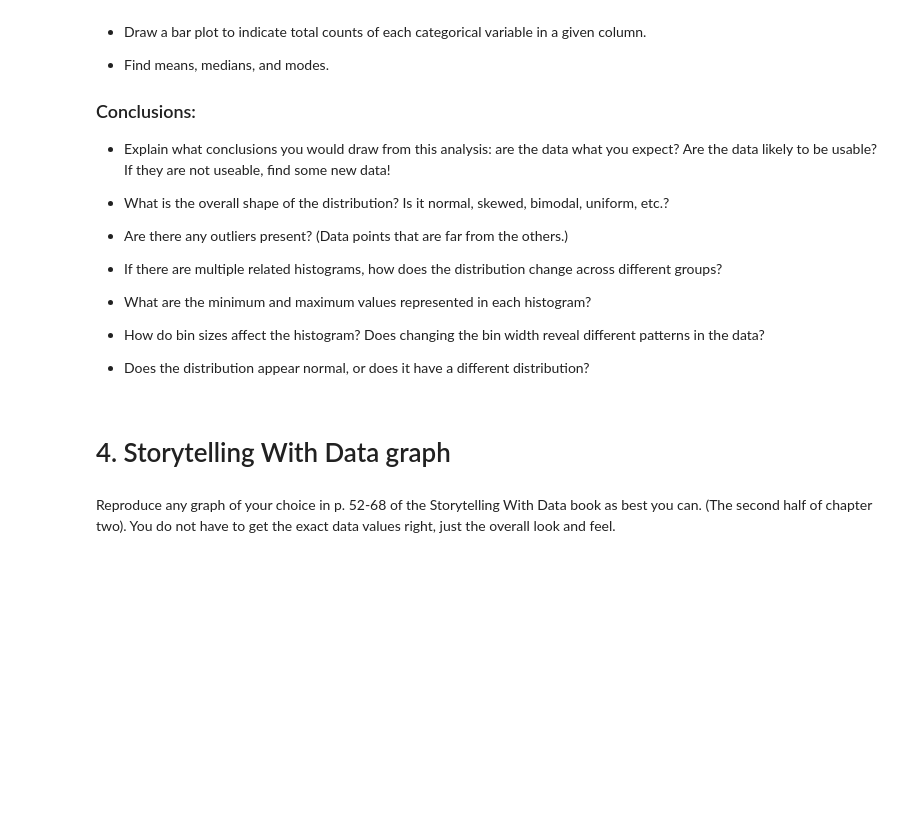
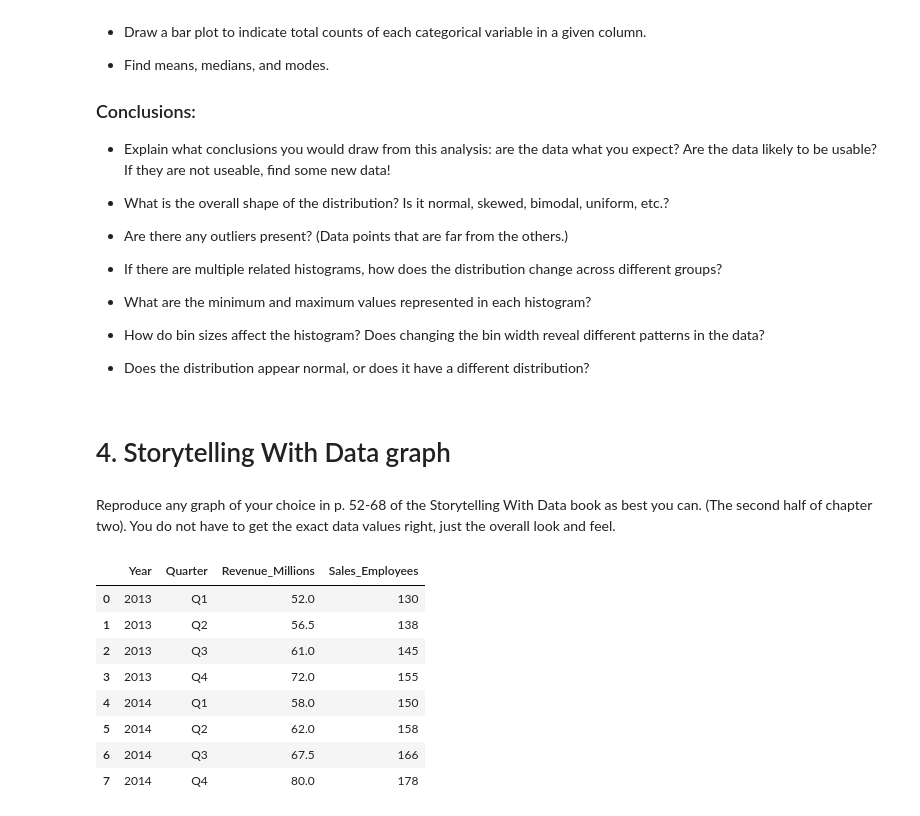
Before and after one commit to Haleymussary00/Module-B-semester-2, a Jupyter notebook: Week4.ipynb, the cells around one changed output. Cells and saved outputs as stored; diff of their text form; code cells hidden in the pictures; blank space fills up the shorter version.

```diff
--- a/Week4.ipynb
+++ b/Week4.ipynb
@@ -92,0 +96,25 @@ Reproduce any graph of your choice in p. 52-68 of the Storytelling With Data boo
+# %%
+# Generating Fake data
+sales_data = [
+    {"Year": 2013, "Quarter": "Q1", "Revenue_Millions": 52.0, "Sales_Employees": 130},
+    {"Year": 2013, "Quarter": "Q2", "Revenue_Millions": 56.5, "Sales_Employees": 138},
+    {"Year": 2013, "Quarter": "Q3", "Revenue_Millions": 61.0, "Sales_Employees": 145},
+    {"Year": 2013, "Quarter": "Q4", "Revenue_Millions": 72.0, "Sales_Employees": 155},
+    {"Year": 2014, "Quarter": "Q1", "Revenue_Millions": 58.0, "Sales_Employees": 150},
+    {"Year": 2014, "Quarter": "Q2", "Revenue_Millions": 62.0, "Sales_Employees": 158},
+    {"Year": 2014, "Quarter": "Q3", "Revenue_Millions": 67.5, "Sales_Employees": 166},
+    {"Year": 2014, "Quarter": "Q4", "Revenue_Millions": 80.0, "Sales_Employees": 178},
+]
+
+sales_df = pd.DataFrame(sales_data)
+sales_df
+# %% [output]
+|  | Year | Quarter | Revenue_Millions | Sales_Employees |
+| 0 | 2013 | Q1 | 52.0 | 130 |
+| 1 | 2013 | Q2 | 56.5 | 138 |
+| 2 | 2013 | Q3 | 61.0 | 145 |
+| 3 | 2013 | Q4 | 72.0 | 155 |
+| 4 | 2014 | Q1 | 58.0 | 150 |
+| 5 | 2014 | Q2 | 62.0 | 158 |
+| 6 | 2014 | Q3 | 67.5 | 166 |
+| 7 | 2014 | Q4 | 80.0 | 178 |
```
Also changed, not shown: parts of 2 cells of this notebook.
